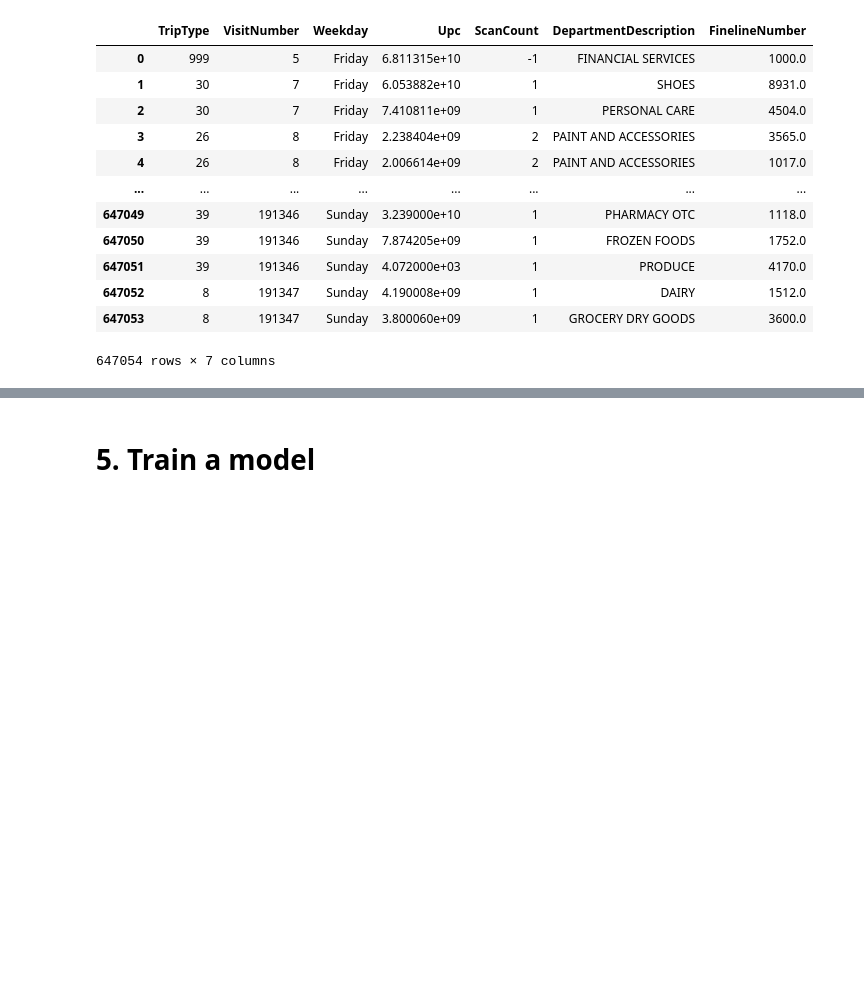
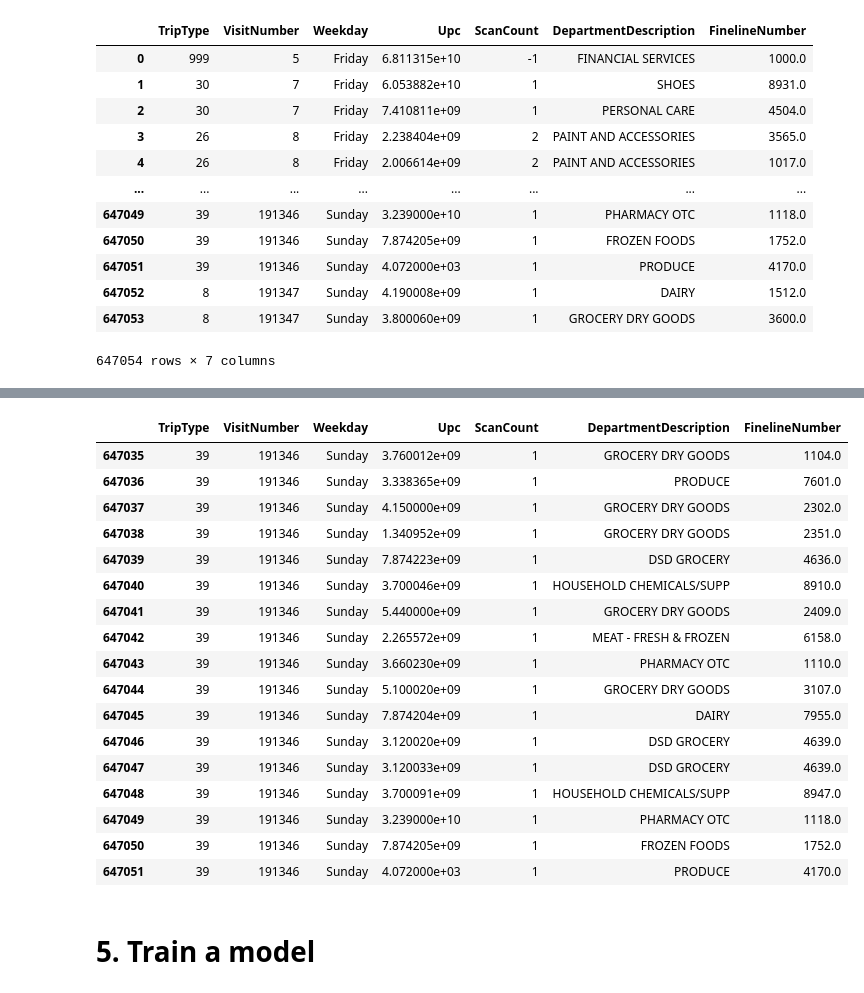
Before and after one commit to YaroslavFYPM/iitp-ml-ds, a Jupyter notebook: 2023/seminar-6-gbt/6_2_hw_5_gbt.ipynb, the cells around one changed output, grey strips where cells are left out. Cells and saved outputs as stored; diff of their text form; code cells hidden in the pictures; blank space fills up the shorter version.

```diff
--- a/2023/seminar-6-gbt/6_2_hw_5_gbt.ipynb
+++ b/2023/seminar-6-gbt/6_2_hw_5_gbt.ipynb
@@ -693,3 +731,24 @@ KeyboardInterrupt: ignored
+# %%
+df[df['VisitNumber'] == 191346]
+# %% [output]
+|  | TripType | VisitNumber | Weekday | Upc | ScanCount | DepartmentDescription | FinelineNumber |
+| 647035 | 39 | 191346 | Sunday | 3.760012e+09 | 1 | GROCERY DRY GOODS | 1104.0 |
+| 647036 | 39 | 191346 | Sunday | 3.338365e+09 | 1 | PRODUCE | 7601.0 |
+| 647037 | 39 | 191346 | Sunday | 4.150000e+09 | 1 | GROCERY DRY GOODS | 2302.0 |
+| 647038 | 39 | 191346 | Sunday | 1.340952e+09 | 1 | GROCERY DRY GOODS | 2351.0 |
+| 647039 | 39 | 191346 | Sunday | 7.874223e+09 | 1 | DSD GROCERY | 4636.0 |
+| 647040 | 39 | 191346 | Sunday | 3.700046e+09 | 1 | HOUSEHOLD CHEMICALS/SUPP | 8910.0 |
+| 647041 | 39 | 191346 | Sunday | 5.440000e+09 | 1 | GROCERY DRY GOODS | 2409.0 |
+| 647042 | 39 | 191346 | Sunday | 2.265572e+09 | 1 | MEAT - FRESH & FROZEN | 6158.0 |
+| 647043 | 39 | 191346 | Sunday | 3.660230e+09 | 1 | PHARMACY OTC | 1110.0 |
+| 647044 | 39 | 191346 | Sunday | 5.100020e+09 | 1 | GROCERY DRY GOODS | 3107.0 |
+| 647045 | 39 | 191346 | Sunday | 7.874204e+09 | 1 | DAIRY | 7955.0 |
+| 647046 | 39 | 191346 | Sunday | 3.120020e+09 | 1 | DSD GROCERY | 4639.0 |
+| 647047 | 39 | 191346 | Sunday | 3.120033e+09 | 1 | DSD GROCERY | 4639.0 |
+| 647048 | 39 | 191346 | Sunday | 3.700091e+09 | 1 | HOUSEHOLD CHEMICALS/SUPP | 8947.0 |
+| 647049 | 39 | 191346 | Sunday | 3.239000e+10 | 1 | PHARMACY OTC | 1118.0 |
+| 647050 | 39 | 191346 | Sunday | 7.874205e+09 | 1 | FROZEN FOODS | 1752.0 |
+| 647051 | 39 | 191346 | Sunday | 4.072000e+03 | 1 | PRODUCE | 4170.0 |
 # %%
 def generate_features(df):
 
```
Also changed, not shown: parts of 8 cells of this notebook.
